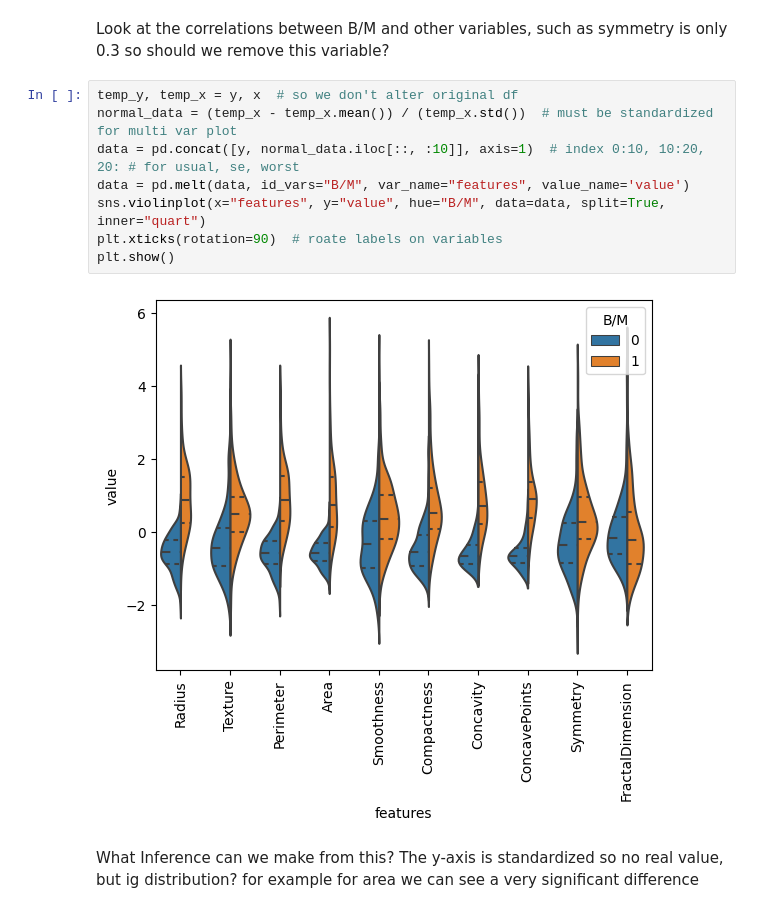
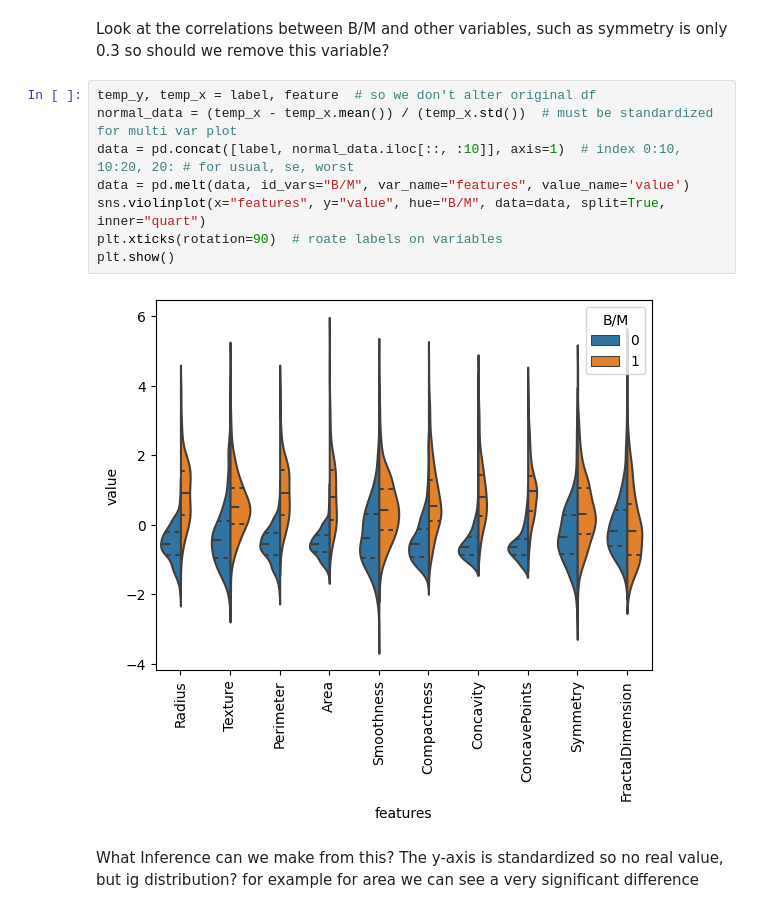
Before and after one commit to Berat03/ml_coursework, a Jupyter notebook: Data Exploration/Data_Load_Explore.ipynb, the cells around one changed output. Cells and saved outputs as stored; diff of their text form.

Commit message:
normalisation fixed

```diff
--- a/Data Exploration/Data_Load_Explore.ipynb
+++ b/Data Exploration/Data_Load_Explore.ipynb
@@ -97,15 +97,15 @@ plt.show()
 # %% [markdown]
 Look at the correlations between B/M and other variables, such as symmetry is only 0.3 so should we remove this variable?
 # %%
-temp_y, temp_x = y, x  # so we don't alter original df
+temp_y, temp_x = label, feature  # so we don't alter original df
 normal_data = (temp_x - temp_x.mean()) / (temp_x.std())  # must be standardized for multi var plot
-data = pd.concat([y, normal_data.iloc[::, :10]], axis=1)  # index 0:10, 10:20, 20: # for usual, se, worst
+data = pd.concat([label, normal_data.iloc[::, :10]], axis=1)  # index 0:10, 10:20, 20: # for usual, se, worst
 data = pd.melt(data, id_vars="B/M", var_name="features", value_name='value')
 sns.violinplot(x="features", y="value", hue="B/M", data=data, split=True, inner="quart")
 plt.xticks(rotation=90)  # roate labels on variables
 plt.show()
 # %% [output]
-[figure, old version]
+[figure, new version]
 # %% [markdown]
 What Inference can we make from this? The y-axis is standardized so no real value, but ig distribution? for example for area we can see a very significant difference
 # %%
```
Also changed, not shown: parts of 4 cells of this notebook.
